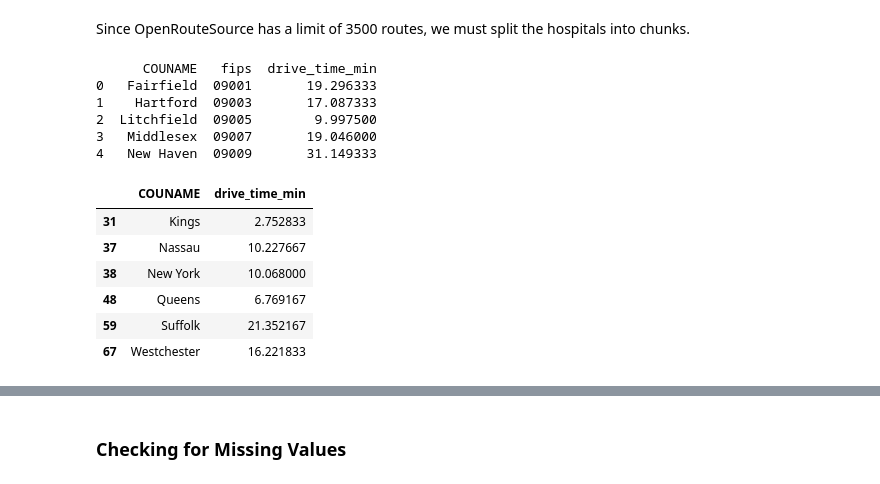
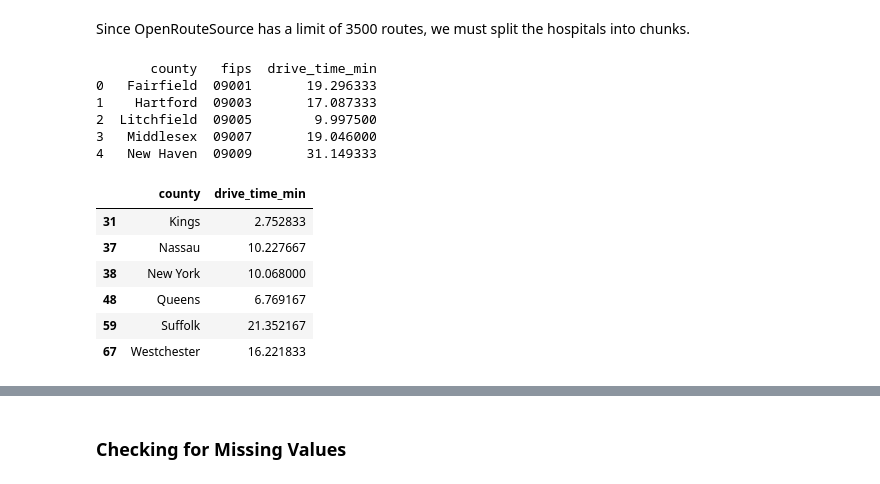
Before and after one commit to palism1/stroke-burden-index, a Jupyter notebook: data/geographic_accessibility_data/Geographic_Accessibility_Data_Gathering.ipynb, the cells around one changed output, grey strips where cells are left out. Saved outputs shown, nothing was run; the diff lists cells and outputs as text; code cells hidden in the pictures.

```diff
--- a/data/geographic_accessibility_data/Geographic_Accessibility_Data_Gathering.ipynb
+++ b/data/geographic_accessibility_data/Geographic_Accessibility_Data_Gathering.ipynb
@@ -36,6 +32,13 @@ pop_centers["fips"] = (
     pop_centers["STATEFP"].astype(str).str.zfill(2)
     + pop_centers["COUNTYFP"].astype(str).str.zfill(3)
 )
+# %%
+pop_centers = pop_centers.rename(
+    columns={
+        "COUNAME": "county",
+        "STNAME": "state"
+    }
+)
 # %% [markdown]
 ## Loading Geocoded Basic Stroke Center Data
 # %%
@@ -254,11 +261,11 @@ pop_centers["drive_time_min"] = nearest_minutes
 # %%
 print(
     pop_centers[
-        ["COUNAME", "fips", "drive_time_min"]
+        ["county", "fips", "drive_time_min"]
     ].head()
 )
 # %% [output]
-      COUNAME   fips  drive_time_min
+       county   fips  drive_time_min
 0   Fairfield  09001       19.296333
 1    Hartford  09003       17.087333
 2  Litchfield  09005        9.997500
@@ -266,12 +273,12 @@ print(
 4   New Haven  09009       31.149333
 # %%
 pop_centers[
-    pop_centers["COUNAME"].isin(
+    pop_centers["county"].isin(
         ["Suffolk", "Nassau", "Kings", "Queens", "New York", "Westchester"]
     )
-][["COUNAME","drive_time_min"]]
+][["county","drive_time_min"]]
 # %% [output]
-|  | COUNAME | drive_time_min |
+|  | county | drive_time_min |
 | 31 | Kings | 2.752833 |
 | 37 | Nassau | 10.227667 |
 | 38 | New York | 10.068000 |
```
Also changed, not shown: parts of 9 cells of this notebook, 2 other files.
